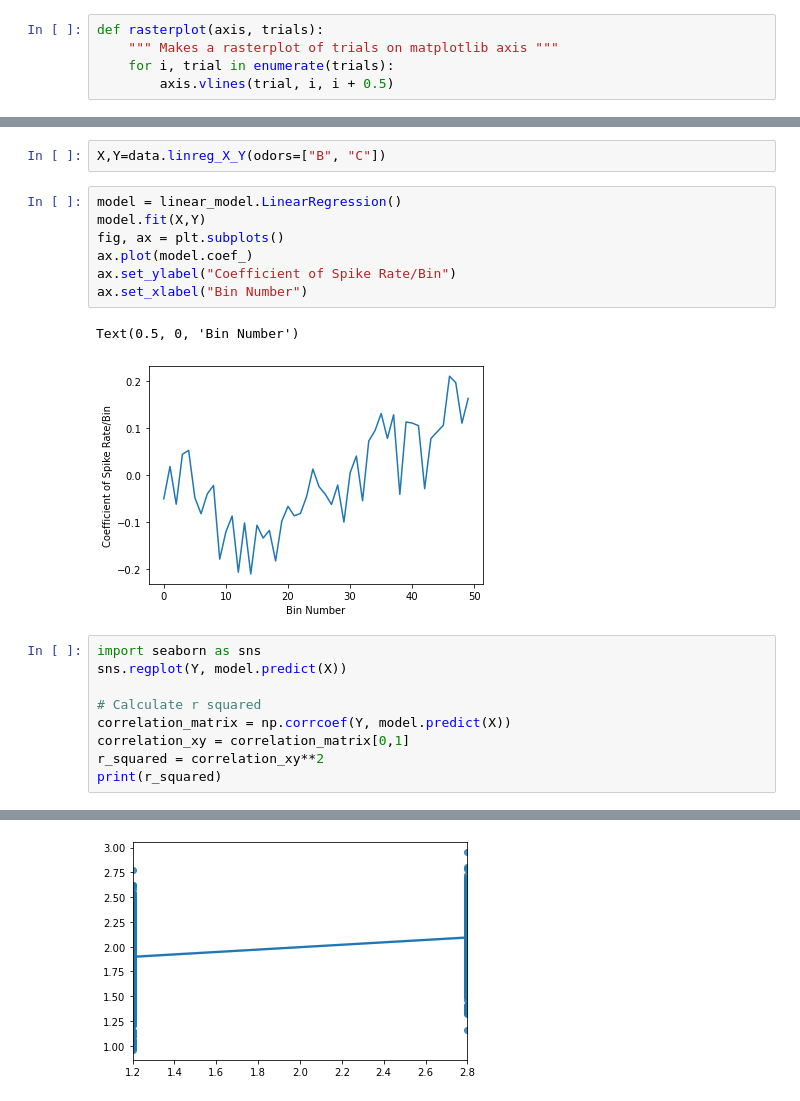
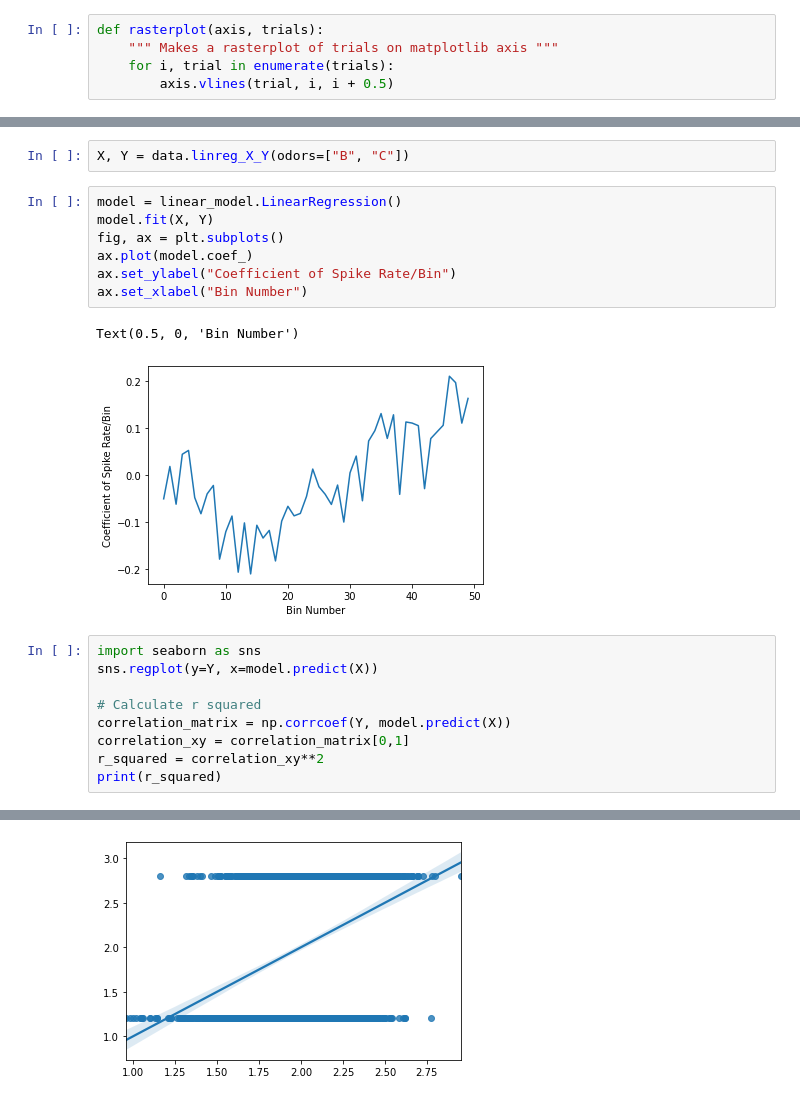
Before and after one commit to jonahweissman/comp-neurosci-crcns-vta-1, a Jupyter notebook: Plots.ipynb, the cells around one changed output, grey strips where cells are left out. Cells and saved outputs as stored; diff of their text form.

```diff
--- a/Plots.ipynb
+++ b/Plots.ipynb
@@ -56,10 +56,10 @@ ax.set_xlabel("Time (ms)")
 Text(0.5, 0, 'Time (ms)')
 [figure]
 # %%
-X,Y=data.linreg_X_Y(odors=["B", "C"])
+X, Y = data.linreg_X_Y(odors=["B", "C"])
 # %%
 model = linear_model.LinearRegression()
-model.fit(X,Y)
+model.fit(X, Y)
 fig, ax = plt.subplots()
 ax.plot(model.coef_)
 ax.set_ylabel("Coefficient of Spike Rate/Bin")
@@ -69,7 +69,7 @@ Text(0.5, 0, 'Bin Number')
 [figure]
 # %%
 import seaborn as sns
-sns.regplot(Y, model.predict(X))
+sns.regplot(y=Y, x=model.predict(X))
 
 # Calculate r squared
 correlation_matrix = np.corrcoef(Y, model.predict(X))
@@ -81,4 +81,4 @@ print(r_squared)
-[figure, old version]
+[figure, new version]
 # %%
 odor_a_hist, odor_a_time=data.linreg_X_Y(odors=["A"])
 fig, ax = plt.subplots()
```
Also changed, not shown: parts of 7 cells of this notebook, 1 other file.
